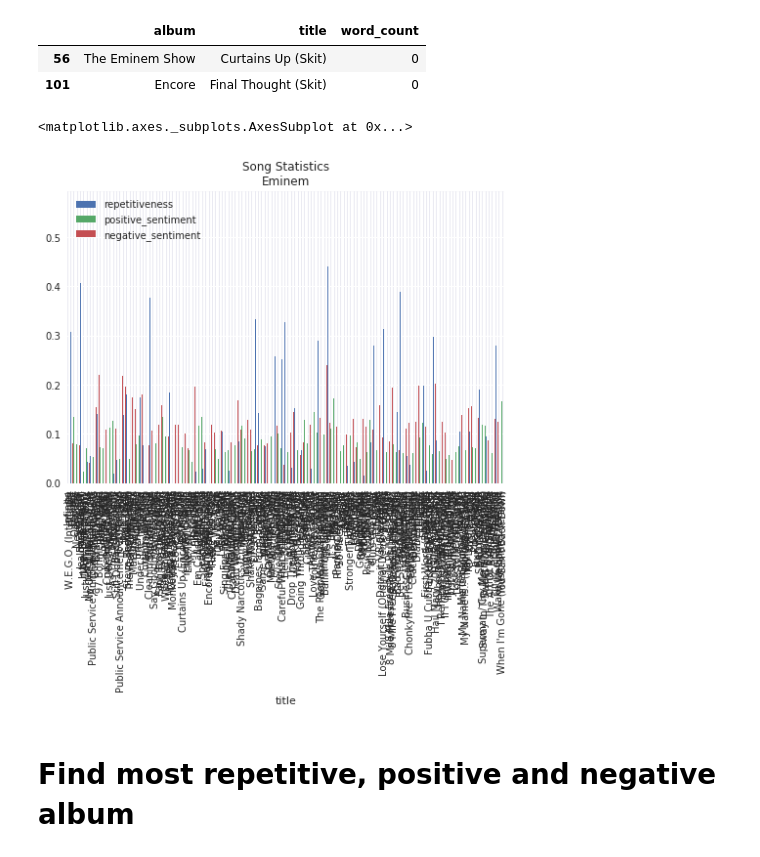
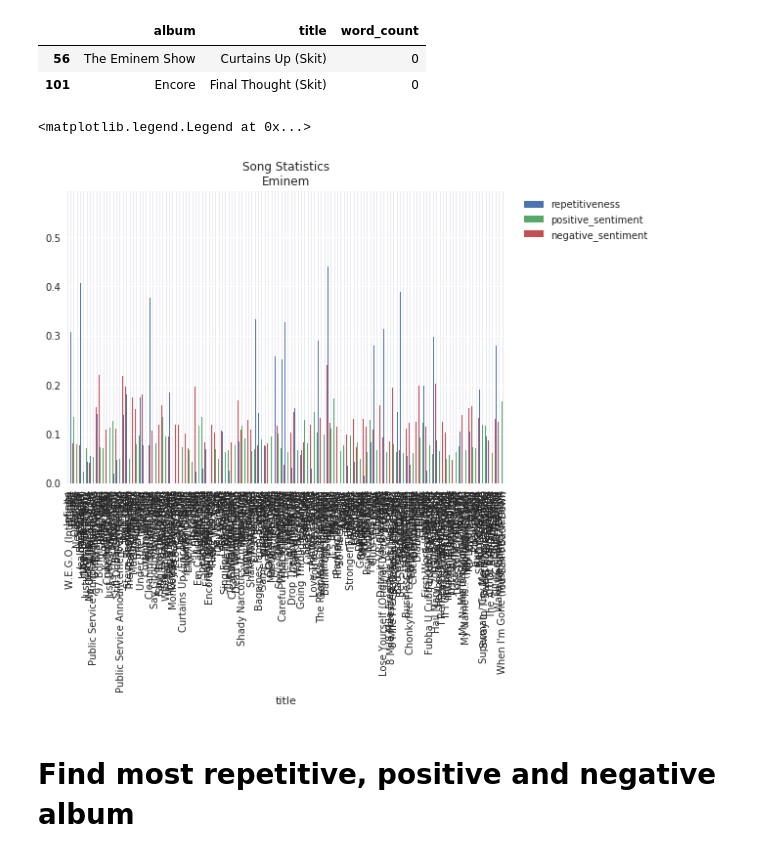
Before and after one commit to tylerwmarrs/single-artist-lyric-analysis, a Jupyter notebook: notebooks/Initial Analysis.ipynb, the cells around one changed output. Saved outputs shown, nothing was run; the diff lists cells and outputs as text; code cells hidden in the pictures.

```diff
--- a/notebooks/Initial Analysis.ipynb
+++ b/notebooks/Initial Analysis.ipynb
@@ -364,10 +364,11 @@ songs_df[['album', 'title', 'word_count']].nsmallest(1, 'word_count')
 | 56 | The Eminem Show | Curtains Up (Skit) | 0 |
 | 101 | Encore | Final Thought (Skit) | 0 |
 # %%
-songs_df[['title', 'repetitiveness', 'positive_sentiment', 'negative_sentiment']].plot(kind='bar', x='title', title='Song Statistics\n%s' % (artist))
+plot = songs_df[['title', 'repetitiveness', 'positive_sentiment', 'negative_sentiment']].plot(kind='bar', x='title', title='Song Statistics\n%s' % (artist))
+plot.legend(bbox_to_anchor=(1.35, 1), loc='upper right', ncol=1)
 # %% [output]
-<matplotlib.axes._subplots.AxesSubplot at 0x...>
+<matplotlib.legend.Legend at 0x...>
-[figure, old version]
+[figure, new version]
 # %% [markdown]
 # Find most repetitive, positive and negative album
 # %%
```
Also changed, not shown: parts of 1 cell of this notebook, 2 other files.
